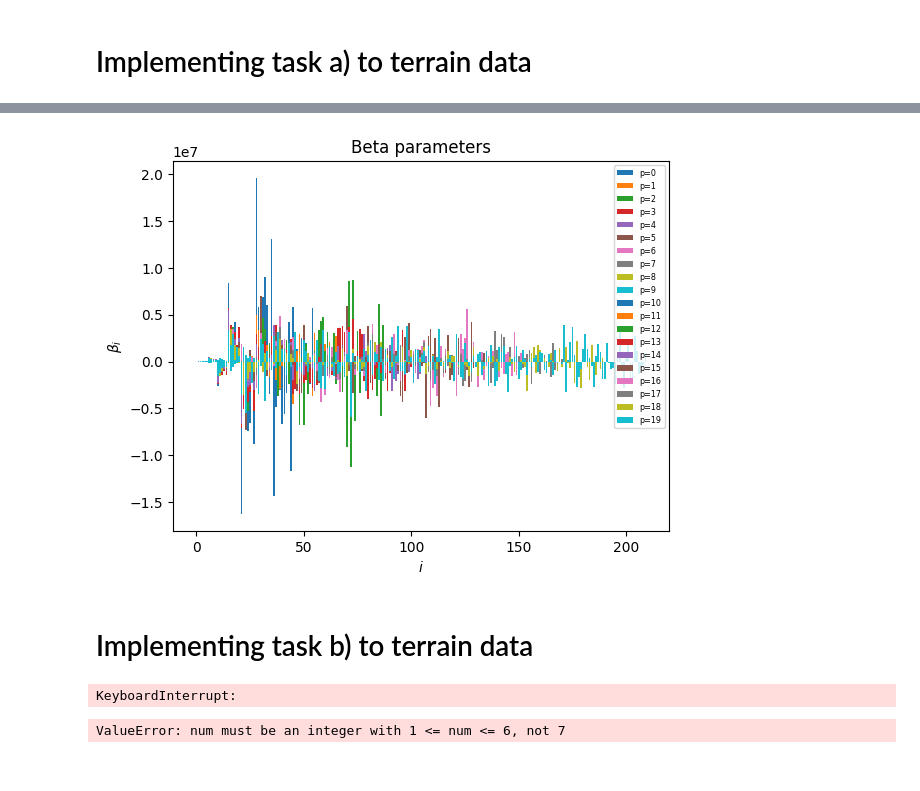
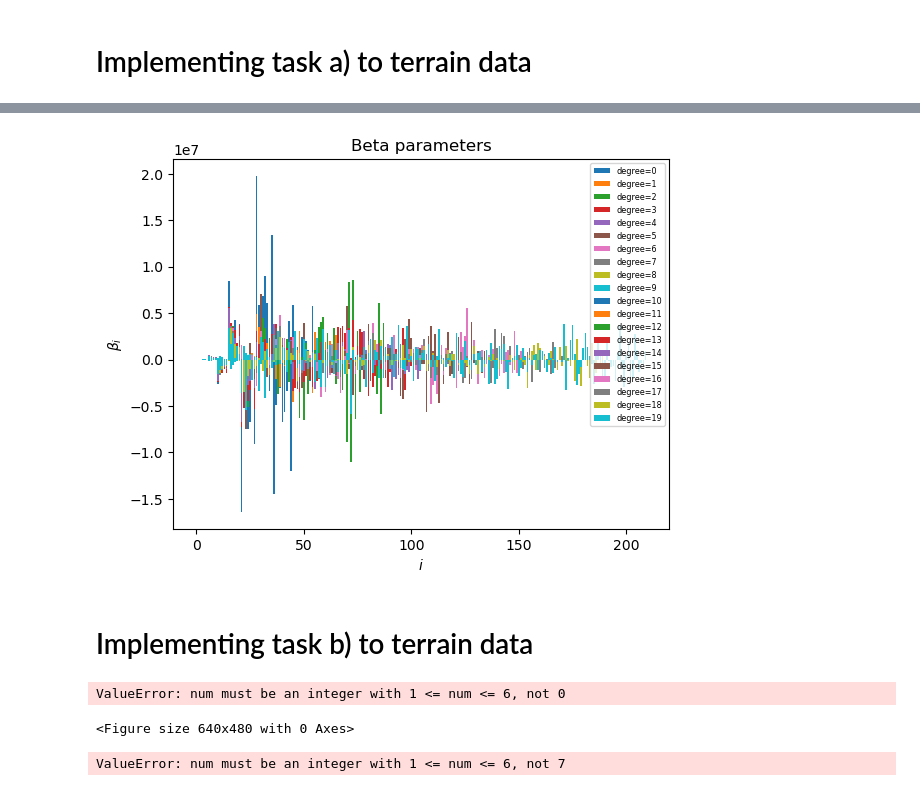
Before and after one commit to LassePladsen/FYS-STK3155-projects, a Jupyter notebook: project1/source_code/part_g_real_data.ipynb, the cells around one changed output, grey strips where cells are left out. Cells and saved outputs as stored; diff of their text form; code cells hidden in the pictures.

```diff
--- a/project1/source_code/part_g_real_data.ipynb
+++ b/project1/source_code/part_g_real_data.ipynb
@@ -285,19 +291,19 @@ plt.savefig(FIGURES_DIR / "part_g_task_a_R2.png")
 # %%
 # Now plot the beta parameters
 plt.figure()
 for degree in degrees:
     plt.bar(
             range(beta_arr[degree].size),  # indices
             beta_arr[degree],
-            label=f"p={degree}",
+            label=f"degree={degree}",
     )
 plt.legend(fontsize="xx-small")
 plt.title("Beta parameters")
 plt.xlabel("$i$")
 plt.ylabel(r"$\beta_i$")
 plt.savefig(FIGURES_DIR / "part_g_task_a_Beta.png")
 # %% [output]
-[figure, old version]
+[figure, new version]
 # %% [markdown]
 # Implementing task b) to terrain data
 # %%
@@ -393,8 +399,6 @@ for degree in degrees:
     beta_arr.append(beta)
     r2_train_arr.append(r2_train)
     r2_test_arr.append(r2_test)
-# %% [output]
-KeyboardInterrupt:
 # %%
 # Plot MSE's
 figsize = (8, 5)
@@ -410,6 +414,9 @@ for degree in degrees:
     plt.ylabel("MSE")
     plt.xscale("log")
 plt.tight_layout()
+# %% [output]
+ValueError: num must be an integer with 1 <= num <= 6, not 0
+<Figure size 640x480 with 0 Axes>
 # %%
 # Plot R2's
 fig.suptitle("R2 scores")
```
Also changed, not shown: parts of 9 cells of this notebook, 9 other files.
